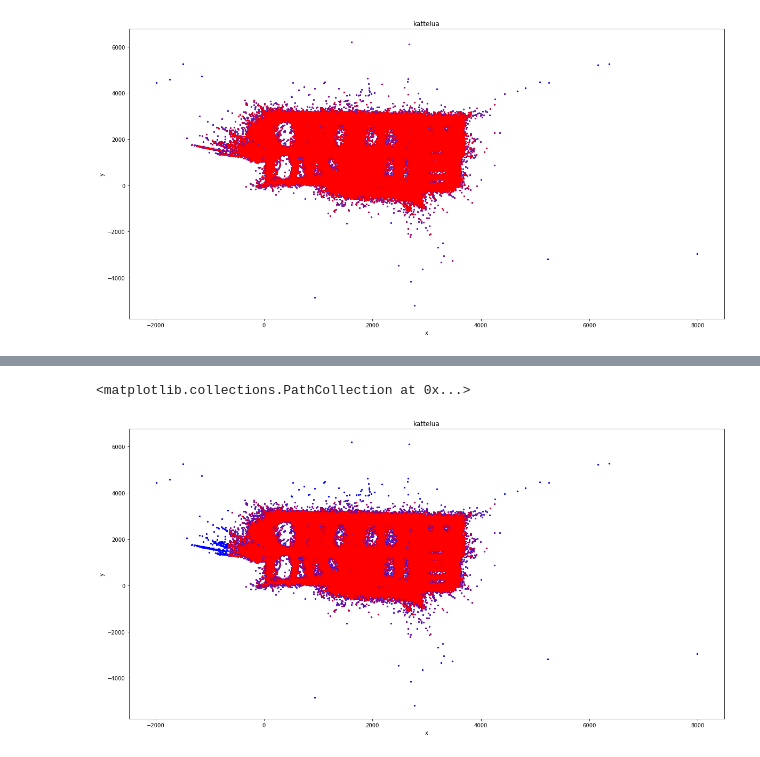
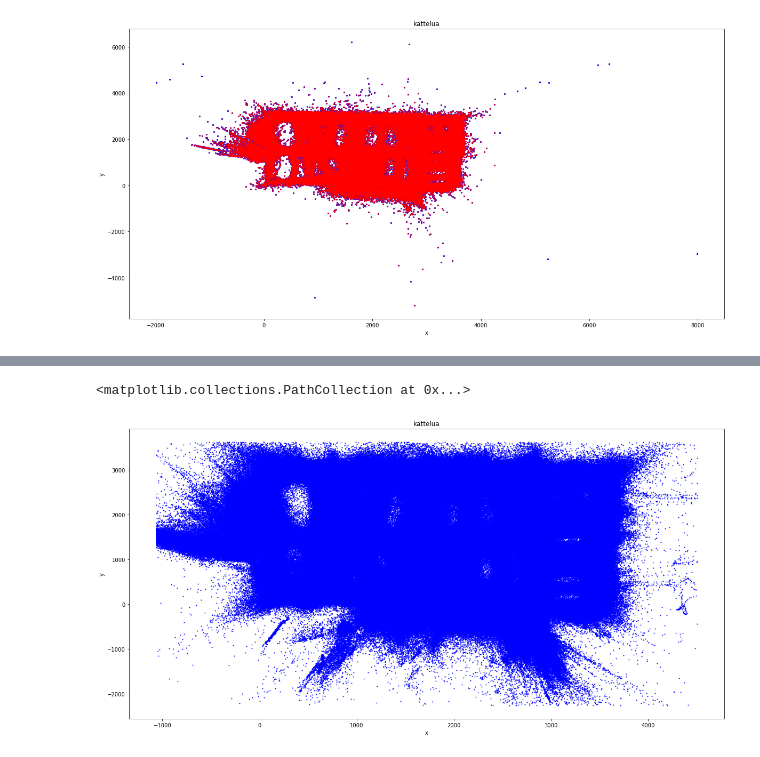
Before and after one commit to Erik-Eki/Project-2-machine-learning-applications, a Jupyter notebook: laurijutut/outliers.ipynb, the cells around one changed output, grey strips where cells are left out. Cells and saved outputs as stored; diff of their text form; code cells hidden in the pictures.

```diff
--- a/laurijutut/outliers.ipynb
+++ b/laurijutut/outliers.ipynb
@@ -326,7 +332,7 @@ from scipy.stats import zscore
 z_scores = zscore(df[['x', 'y']])
 # %%
 abs_z_scores = np.abs(z_scores)
-filtered_entries = (abs_z_scores < 3).all(axis=1)
+filtered_entries = (abs_z_scores < 2.7).all(axis=1)
 new_df1 = df[filtered_entries]
 print(new_df1)
 # %% [output]
@@ -347,10 +353,12 @@ print(new_df1)
 # %%
+# Piirretään päällekkäin alkuperäinen plotti ja se missä outlierit on poistettu, tällä nähdään hieman, mistä outliereitä on hävinnyt
 plt.rcParams['figure.figsize'] = [20,10] # Kuvan koon säätö
 plt.title('kattelua')
 plt.xlabel('x')
 plt.ylabel('y')
-plt.scatter(df['x'],df['y'],color='blue', s=5)
-plt.scatter(new_df1['x'],new_df1['y'],color='red', s=1)
+
+
+plt.scatter(new_df1['x'],new_df1['y'],color='blue', s=1)
 # %% [output]
 <matplotlib.collections.PathCollection at 0x...>
-[figure, old version]
+[figure, new version]
```
Also changed, not shown: parts of 14 cells of this notebook.
